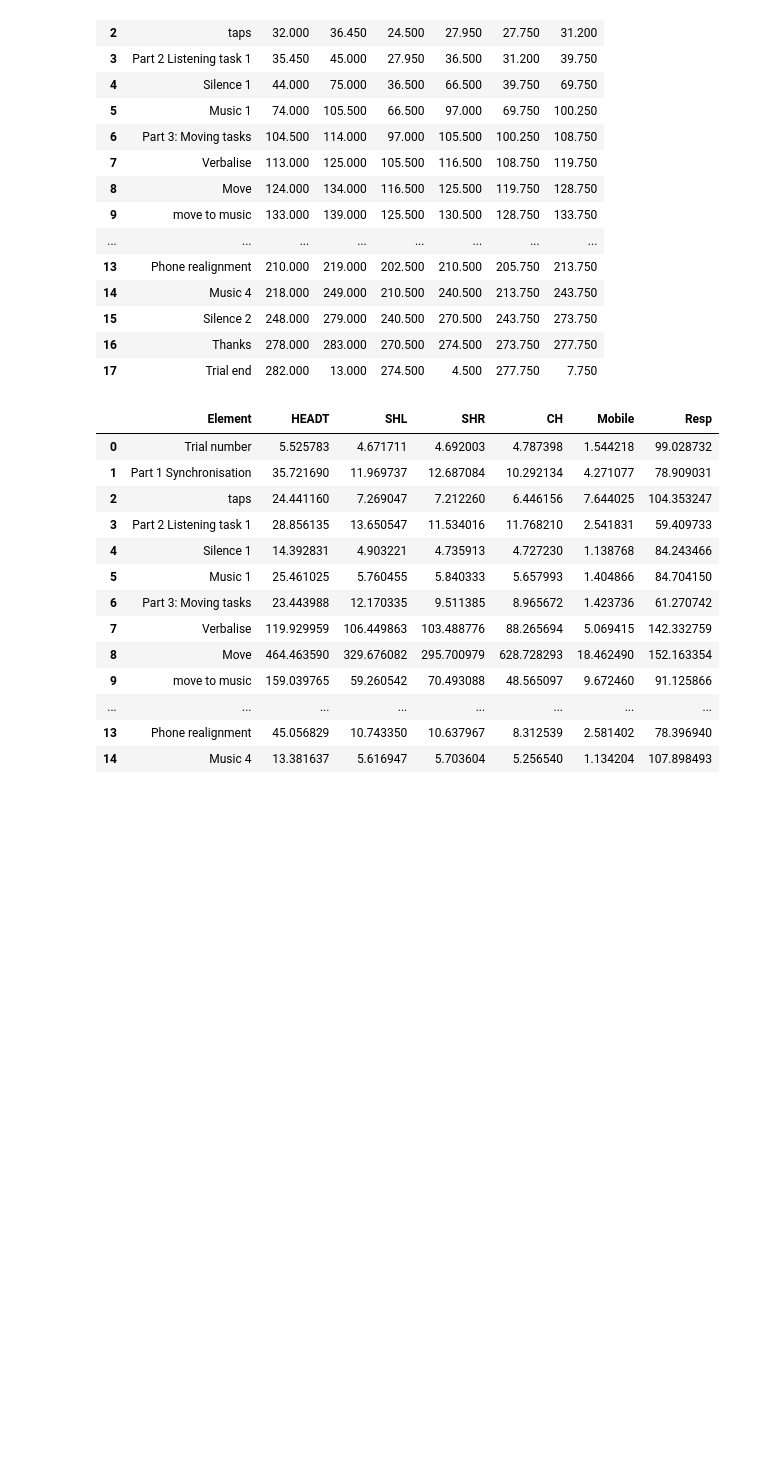
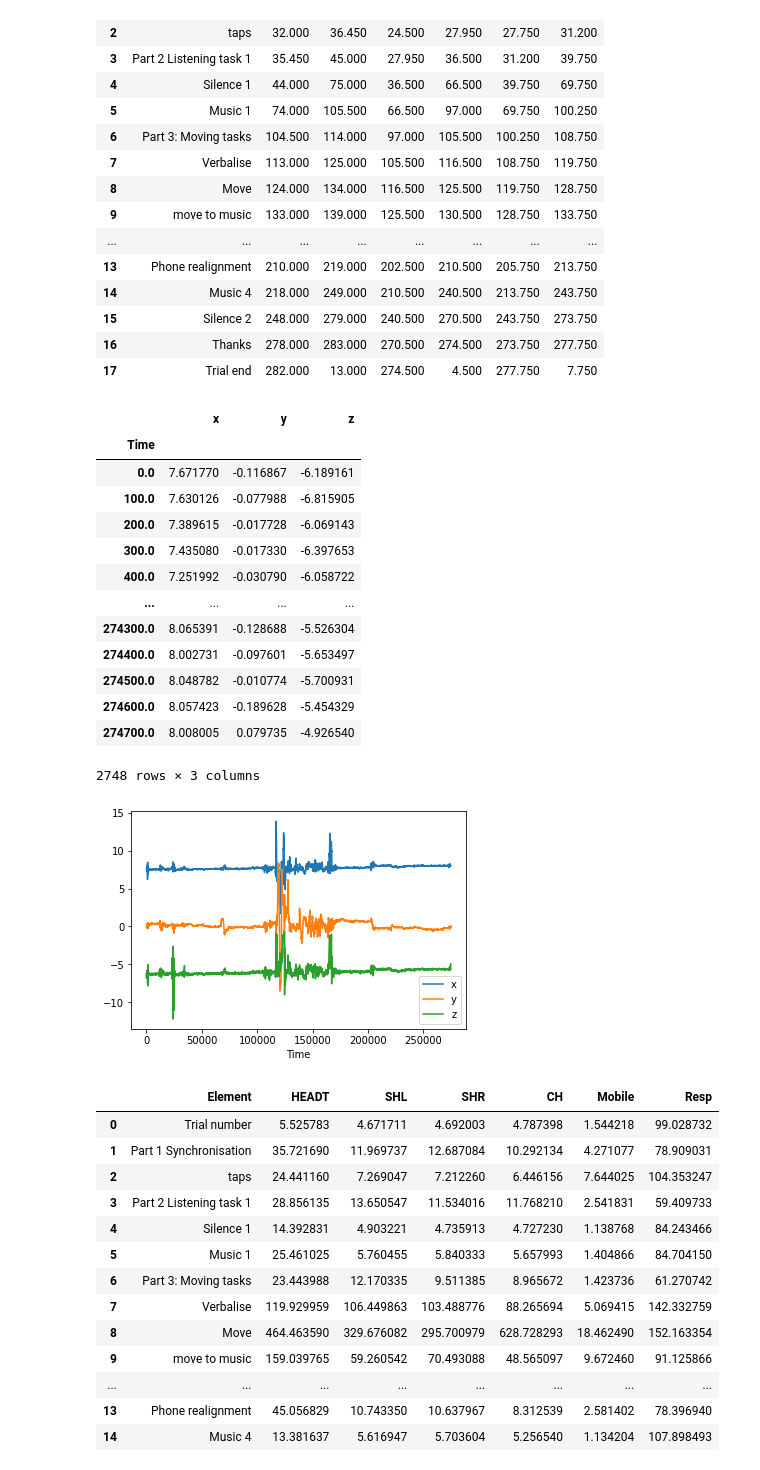
Before and after one commit to finn42/MusicLab_aligning, a Jupyter notebook: Quantity_of_Motion_Sensors.ipynb, the cells around one changed output. Saved outputs shown, nothing was run; the diff lists cells and outputs as text; code cells hidden in the pictures; blank space fills up the shorter version.

```diff
--- a/Quantity_of_Motion_Sensors.ipynb
+++ b/Quantity_of_Motion_Sensors.ipynb
@@ -194,6 +191,31 @@ for c in cols:
     df_rs[c] = f(time_new)
 
 mocap_rs = df_rs.copy()
+# %%
+A = mob_rs.loc[:,['x','y','z']].copy()
+# A.loc[:,'x'] = A.loc[:,'x'] -A['x'].mean()
+# # A.loc[:,'x'] = A['x'].round(5)
+# #A = A.round(4)
+# A.loc[:,'y'] = A.loc[:,'y'] -A['y'].mean()
+# A.loc[:,'z'] = A.loc[:,'z'] -A['z'].mean()
+A.plot()
+A
+# %% [output]
+|  | x | y | z |
+| Time |  |  |  |
+| 0.0 | 7.671770 | -0.116867 | -6.189161 |
+| 100.0 | 7.630126 | -0.077988 | -6.815905 |
+| 200.0 | 7.389615 | -0.017728 | -6.069143 |
+| 300.0 | 7.435080 | -0.017330 | -6.397653 |
+| 400.0 | 7.251992 | -0.030790 | -6.058722 |
+| ... | ... | ... | ... |
+| 274300.0 | 8.065391 | -0.128688 | -5.526304 |
+| 274400.0 | 8.002731 | -0.097601 | -5.653497 |
+| 274500.0 | 8.048782 | -0.010774 | -5.700931 |
+| 274600.0 | 8.057423 | -0.189628 | -5.454329 |
+| 274700.0 | 8.008005 | 0.079735 | -4.926540 |
+2748 rows × 3 columns
+[figure, added]
 # %%
 # pull out the signal segment corresponding to each element
 time_cues = ['qTs','qTe']
```
Also changed, not shown: parts of 13 cells of this notebook, 1 other file.
